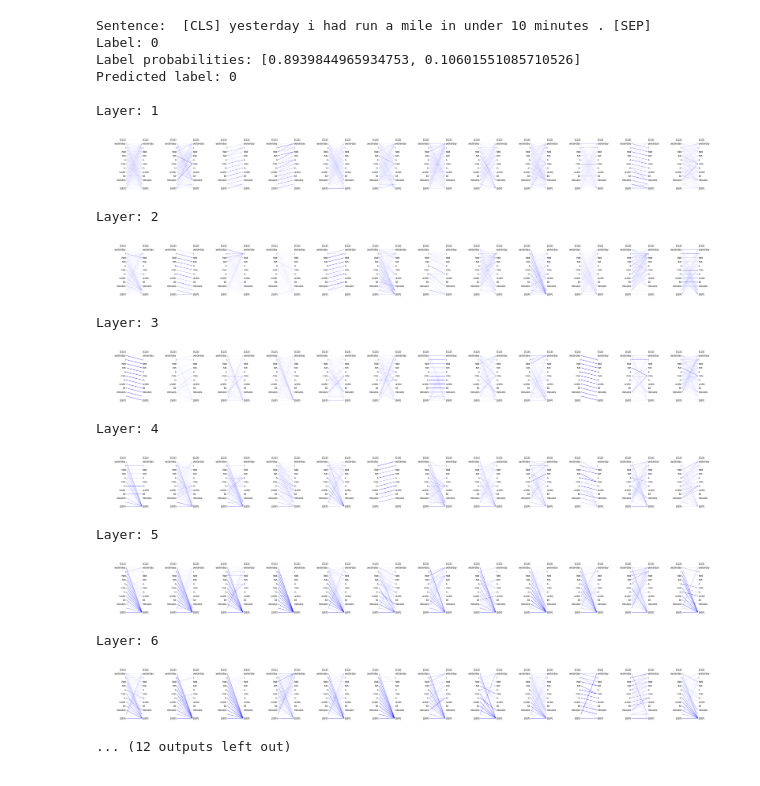
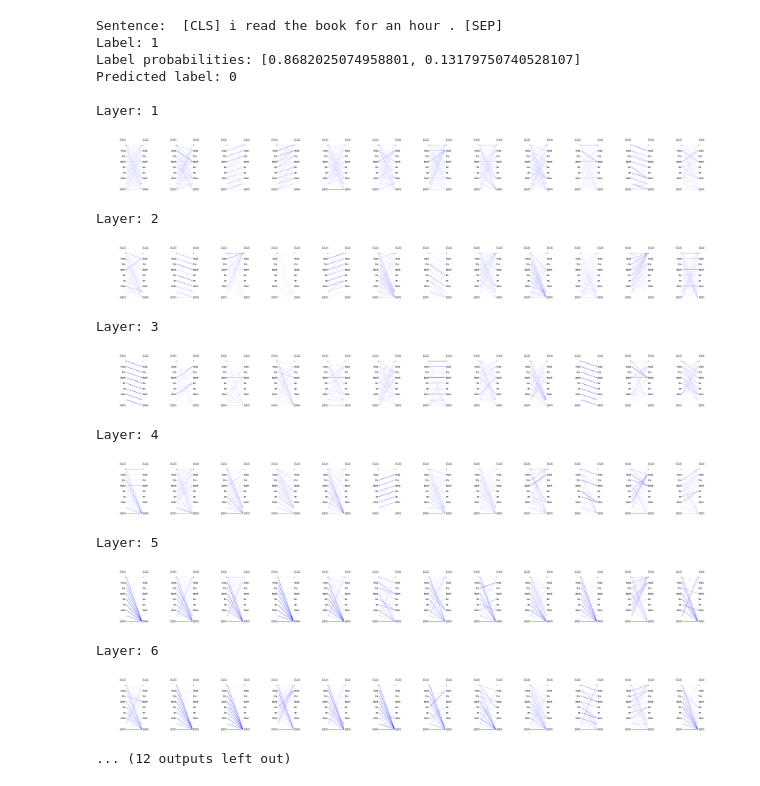
Before and after one commit to lenakmeth/telicity_classification, a Jupyter notebook: show_attention_testset.ipynb, the cells around one changed output. Saved outputs shown, nothing was run; the diff lists cells and outputs as text; code cells hidden in the pictures.

Commit message:
test with ukwac sentences

```diff
--- a/show_attention_testset.ipynb
+++ b/show_attention_testset.ipynb
@@ -200,36 +200,36 @@ def plot_attn(sentence, attentions, layer, heads):
 # %%
 # Select a sentence, layer and heads
 # layer = 0
 heads = [0, 1, 2, 3, 4, 5, 6, 7, 8, 9, 10, 11]
-sent_idx = 13
+sent_idx = 68
 
 print('Sentence: ', ' '.join(sentences[sent_idx]), '\nLabel:', int(test_labels[sent_idx]))
 print('Label probabilities:', prob_prediction[sent_idx])
 print('Predicted label:', predicted_labels[sent_idx])
 for layer in range(12):
     print('\nLayer:', layer+1, '\n')
     plt.figure(figsize=(50, 4))
     plt.axis("off")
     plot_attn(sentences[sent_idx], sent_attentions[sent_idx], layer, heads)
     plt.show()
 # %% [output]
-Sentence:  [CLS] yesterday i had run a mile in under 10 minutes . [SEP]
-Label: 0
-Label probabilities: [0.8939844965934753, 0.10601551085710526]
+Sentence:  [CLS] i read the book for an hour . [SEP]
+Label: 1
+Label probabilities: [0.8682025074958801, 0.13179750740528107]
 Predicted label: 0
 
 Layer: 1
-[figure, old version]
+[figure, new version]
 Layer: 2
-[figure, old version]
+[figure, new version]
 Layer: 3
-[figure, old version]
+[figure, new version]
 Layer: 4
-[figure, old version]
+[figure, new version]
 Layer: 5
-[figure, old version]
+[figure, new version]
 Layer: 6
-[figure, old version]
+[figure, new version]
 ... (12 outputs left out)
 # %%
 # sent_idx = 2 # target_sentence
```
Also changed, not shown: parts of 1 cell of this notebook, 5 other files.
